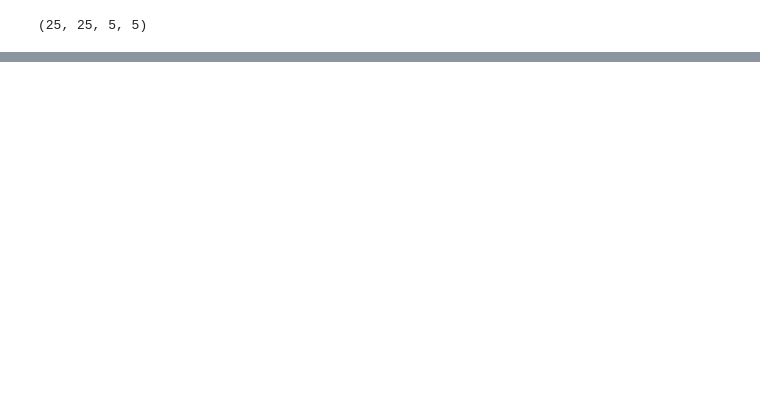
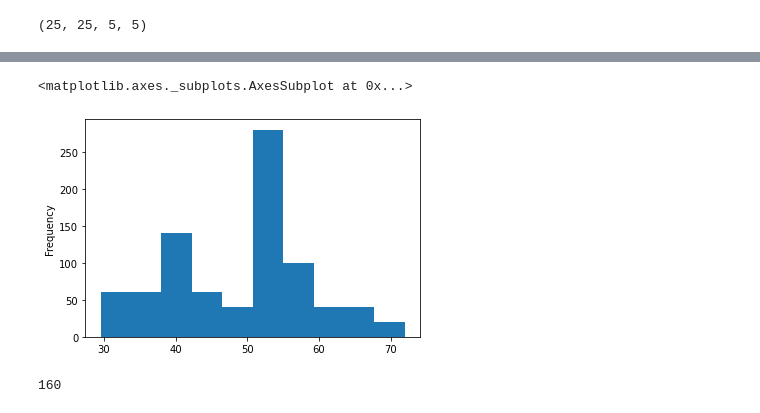
Before and after one commit to 5roop/task11, a Jupyter notebook: 001_dataset_preparation.ipynb, the cells around one changed output, grey strips where cells are left out. Drawn from its saved outputs; the diff is of its cells as text; code cells hidden in the pictures; blank space fills up the shorter version.

```diff
--- a/001_dataset_preparation.ipynb
+++ b/001_dataset_preparation.ipynb
@@ -520,0 +531,9 @@ train_gender.to_csv("001_gender_train.csv", index=False)
+# %%
+train_gender["Speaker_median_age"] = pd.np.nan
+for speaker in train_gender.Speaker_name:
+    median_age = train_gender[train_gender.Speaker_name == speaker].Speaker_age_at_recording.median()
+    train_gender.loc[train_gender.Speaker_name == speaker, "Speaker_median_age"] = median_age
+test_gender["Speaker_median_age"] = 0.0
+for speaker in test_gender.Speaker_name:
+    median_age = test_gender[test_gender.Speaker_name == speaker].Speaker_age_at_recording.median()
+    test_gender.loc[test_gender.Speaker_name == speaker, "Speaker_median_age"] = median_age
@@ -520,0 +543,9 @@ train_gender.to_csv("001_gender_train.csv", index=False)
+# %%
+train_gender.Speaker_median_age.plot.hist()
+# %% [output]
+<matplotlib.axes._subplots.AxesSubplot at 0x...>
+[figure, added]
+# %%
+train_gender.Speaker_median_age.isna().sum()
+# %% [output]
+160
```
Also changed, not shown: parts of 12 cells of this notebook, 16 other files.
